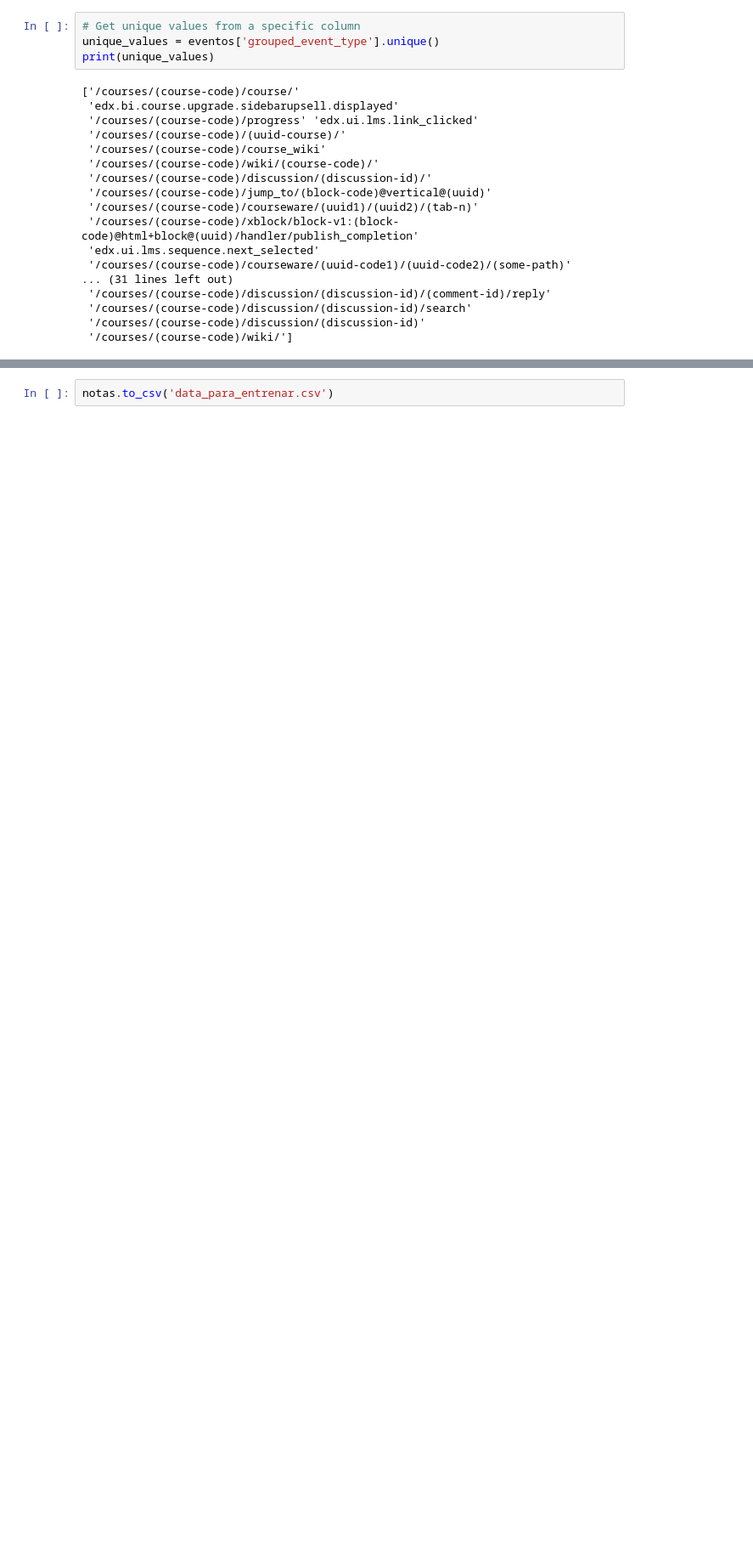
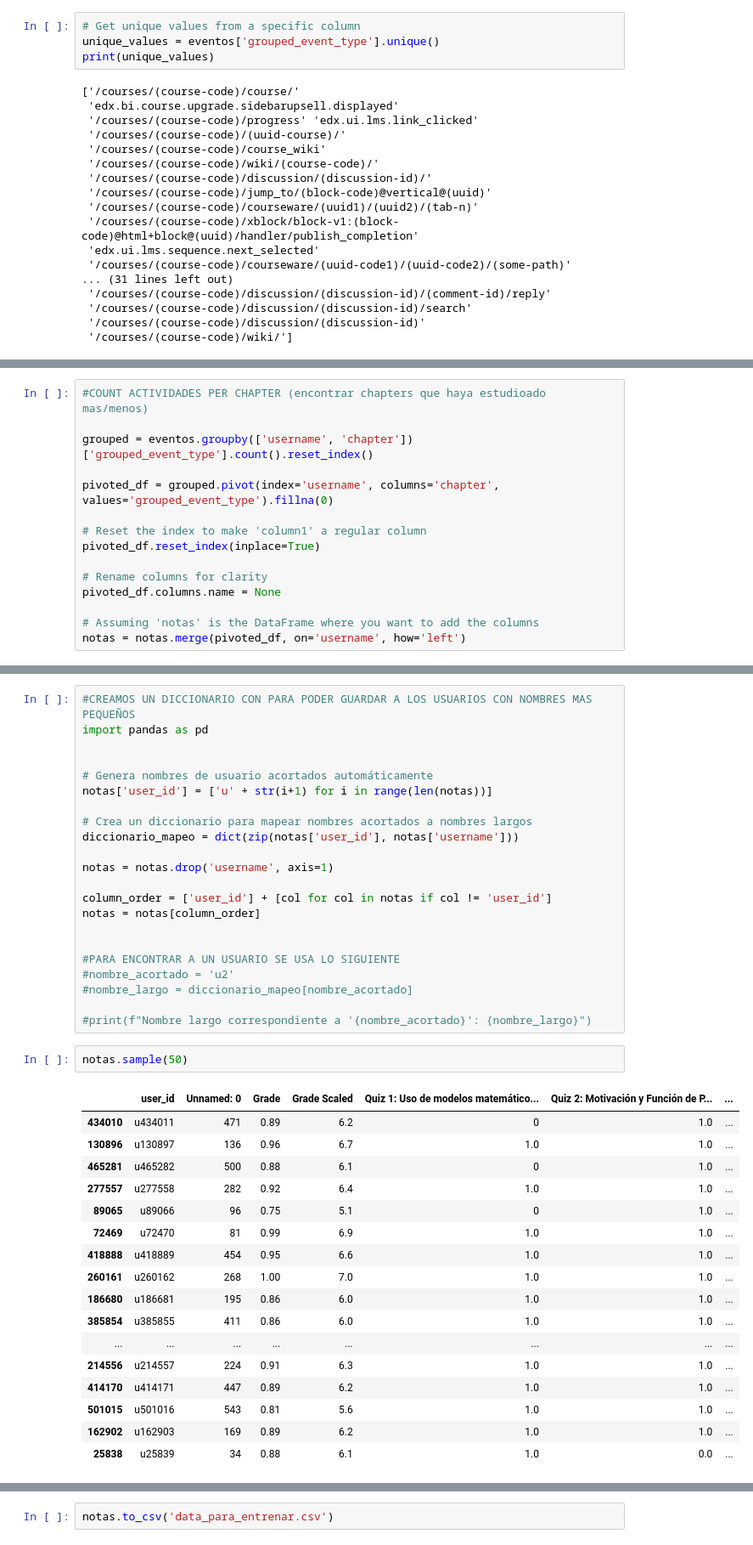
Before and after one commit to danieljarah/casoCDD, a Jupyter notebook: Cruce.ipynb, the cells around one changed output, grey strips where cells are left out. Shown at 85% size. Saved outputs shown, nothing was run; the diff lists cells and outputs as text; blank space fills up the shorter version.

Commit message:
codigo para obtener datos para entrenar

```diff
--- a/Cruce.ipynb
+++ b/Cruce.ipynb
@@ -244,0 +208,15 @@ print(notas)
+# %%
+#COUNT ACTIVIDADES PER CHAPTER (encontrar chapters que haya estudioado mas/menos)
+
+grouped = eventos.groupby(['username', 'chapter'])['grouped_event_type'].count().reset_index()
+
+pivoted_df = grouped.pivot(index='username', columns='chapter', values='grouped_event_type').fillna(0)
+
+# Reset the index to make 'column1' a regular column
+pivoted_df.reset_index(inplace=True)
+
+# Rename columns for clarity
+pivoted_df.columns.name = None
+
+# Assuming 'notas' is the DataFrame where you want to add the columns
+notas = notas.merge(pivoted_df, on='username', how='left')
@@ -244,0 +232,42 @@ print(notas)
+# %%
+#CREAMOS UN DICCIONARIO CON PARA PODER GUARDAR A LOS USUARIOS CON NOMBRES MAS PEQUEÑOS
+import pandas as pd
+
+
+# Genera nombres de usuario acortados automáticamente
+notas['user_id'] = ['u' + str(i+1) for i in range(len(notas))]
+
+# Crea un diccionario para mapear nombres acortados a nombres largos
+diccionario_mapeo = dict(zip(notas['user_id'], notas['username']))
+
+notas = notas.drop('username', axis=1)
+
+column_order = ['user_id'] + [col for col in notas if col != 'user_id']
+notas = notas[column_order]
+
+
+#PARA ENCONTRAR A UN USUARIO SE USA LO SIGUIENTE
+#nombre_acortado = 'u2'
+#nombre_largo = diccionario_mapeo[nombre_acortado]
+
+#print(f"Nombre largo correspondiente a '{nombre_acortado}': {nombre_largo}")
+# %%
+notas.sample(50)
+# %% [output]
+|  | user_id | Unnamed: 0 | Grade | Grade Scaled | Quiz 1: Uso de modelos matemático... | Quiz 2: Motivación y Función de P... | ... |
+| 434010 | u434011 | 471 | 0.89 | 6.2 | 0 | 1.0 | ... |
+| 130896 | u130897 | 136 | 0.96 | 6.7 | 1.0 | 1.0 | ... |
+| 465281 | u465282 | 500 | 0.88 | 6.1 | 0 | 1.0 | ... |
+| 277557 | u277558 | 282 | 0.92 | 6.4 | 1.0 | 1.0 | ... |
+| 89065 | u89066 | 96 | 0.75 | 5.1 | 0 | 1.0 | ... |
+| 72469 | u72470 | 81 | 0.99 | 6.9 | 1.0 | 1.0 | ... |
+| 418888 | u418889 | 454 | 0.95 | 6.6 | 1.0 | 1.0 | ... |
+| 260161 | u260162 | 268 | 1.00 | 7.0 | 1.0 | 1.0 | ... |
+| 186680 | u186681 | 195 | 0.86 | 6.0 | 1.0 | 1.0 | ... |
+| 385854 | u385855 | 411 | 0.86 | 6.0 | 1.0 | 1.0 | ... |
+| ... | ... | ... | ... | ... | ... | ... | ... |
+| 214556 | u214557 | 224 | 0.91 | 6.3 | 1.0 | 1.0 | ... |
+| 414170 | u414171 | 447 | 0.89 | 6.2 | 1.0 | 1.0 | ... |
+| 501015 | u501016 | 543 | 0.81 | 5.6 | 1.0 | 1.0 | ... |
+| 162902 | u162903 | 169 | 0.89 | 6.2 | 1.0 | 1.0 | ... |
+| 25838 | u25839 | 34 | 0.88 | 6.1 | 1.0 | 0.0 | ... |
```
Also changed, not shown: parts of 3 cells of this notebook.
